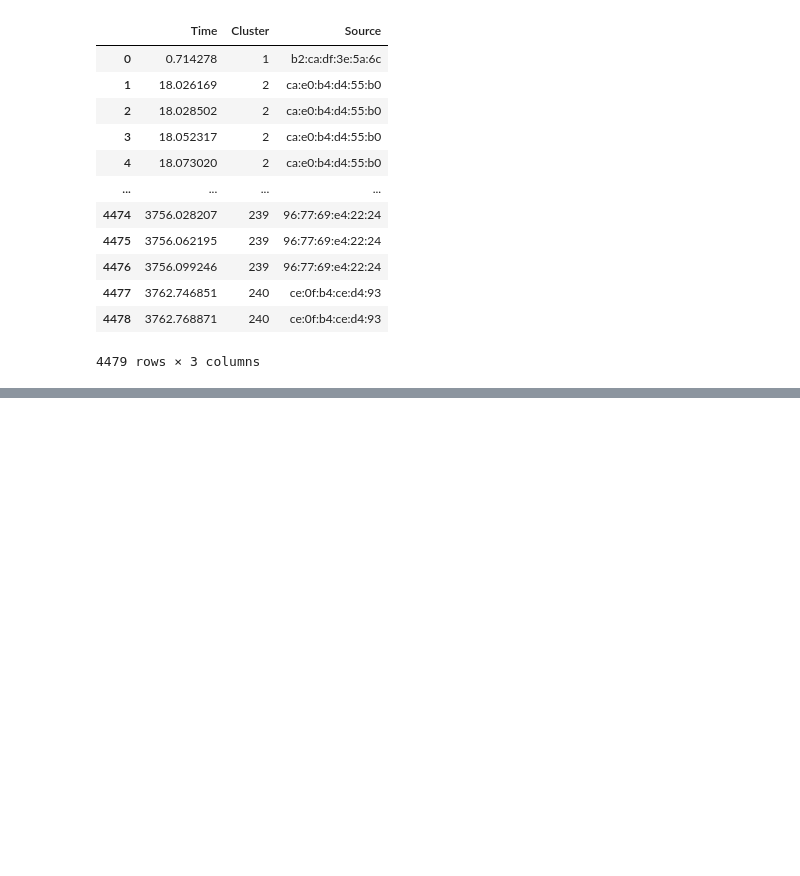
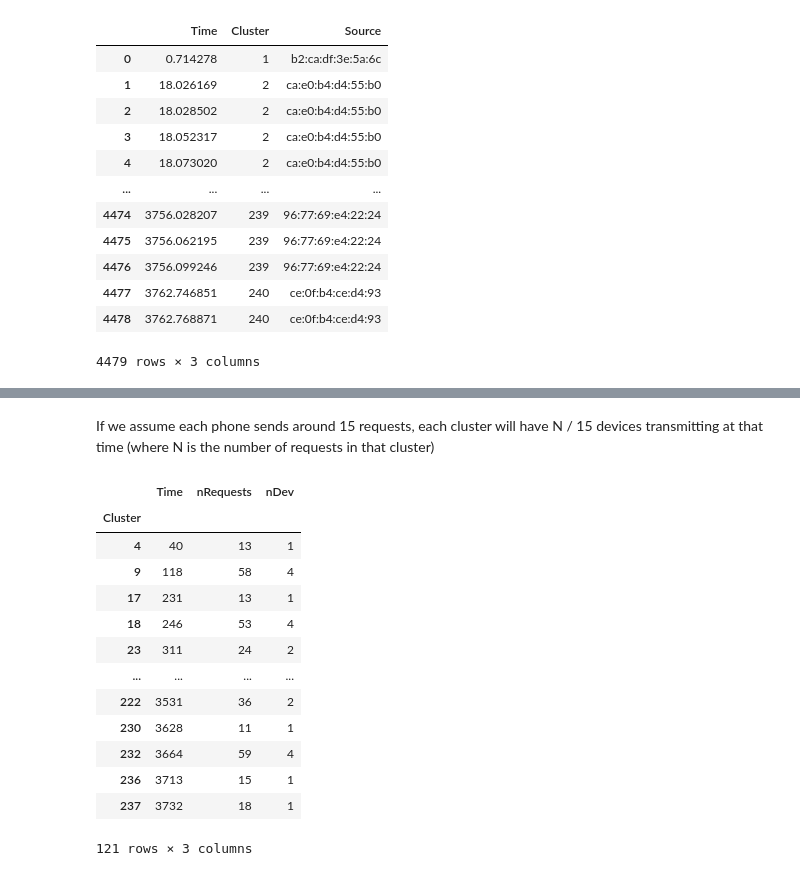
Before and after one commit to jdeinum/SDR, a Jupyter notebook: analysis/testing.ipynb, the cells around one changed output, grey strips where cells are left out. Drawn from its saved outputs; the diff is of its cells as text; code cells hidden in the pictures; blank space fills up the shorter version.

```diff
--- a/analysis/testing.ipynb
+++ b/analysis/testing.ipynb
@@ -254,0 +297,21 @@ We know that
+# %% [markdown]
+If we assume each phone sends around 15 requests, each cluster will have N / 15 devices transmitting at that time (where N is the number of requests in that cluster)
+# %%
+means["nDev"] = round(means["nRequests"] / 15).map(int)
+means["Time"] = means["Time"].map(int)
+display(means)
+# %% [output]
+|  | Time | nRequests | nDev |
+| Cluster |  |  |  |
+| 4 | 40 | 13 | 1 |
+| 9 | 118 | 58 | 4 |
+| 17 | 231 | 13 | 1 |
+| 18 | 246 | 53 | 4 |
+| 23 | 311 | 24 | 2 |
+| ... | ... | ... | ... |
+| 222 | 3531 | 36 | 2 |
+| 230 | 3628 | 11 | 1 |
+| 232 | 3664 | 59 | 4 |
+| 236 | 3713 | 15 | 1 |
+| 237 | 3732 | 18 | 1 |
+121 rows × 3 columns
```
Also changed, not shown: parts of 9 cells of this notebook.
